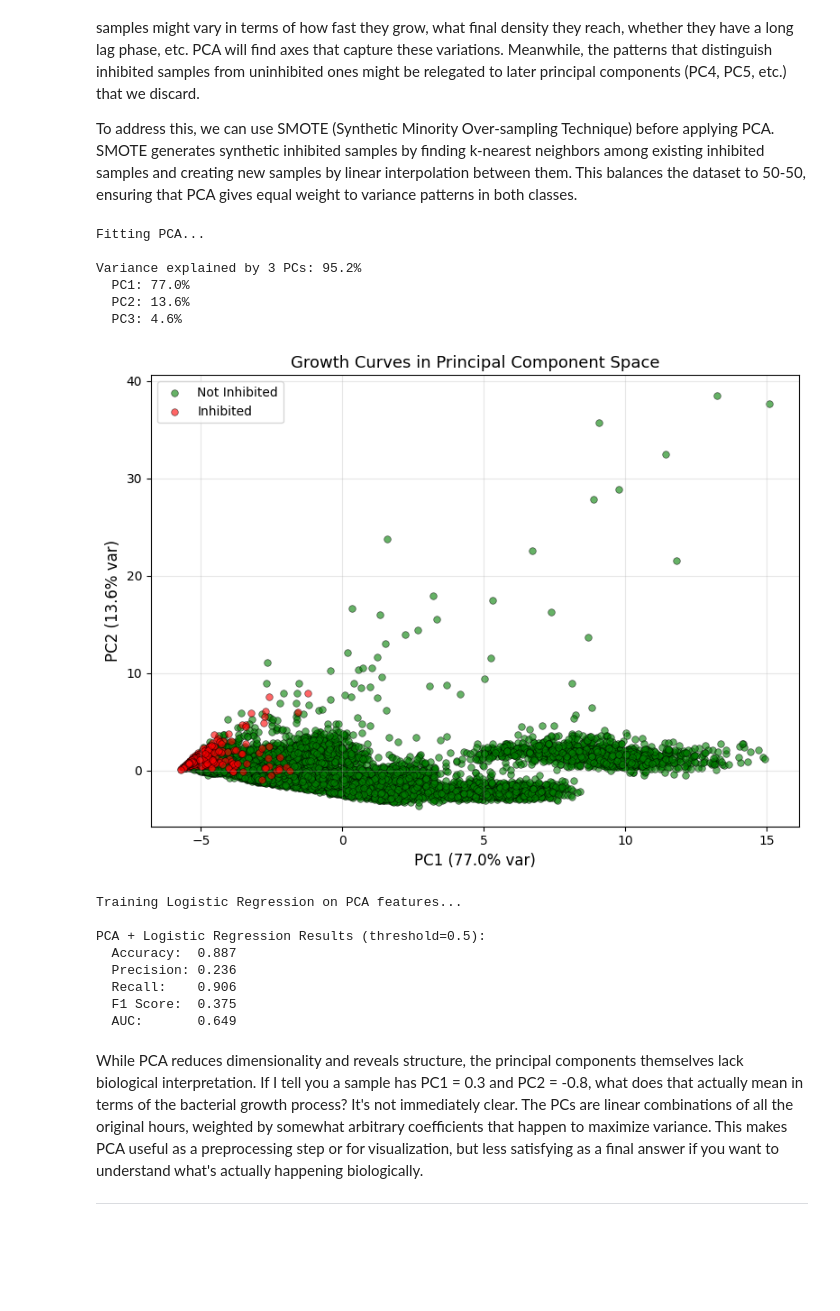
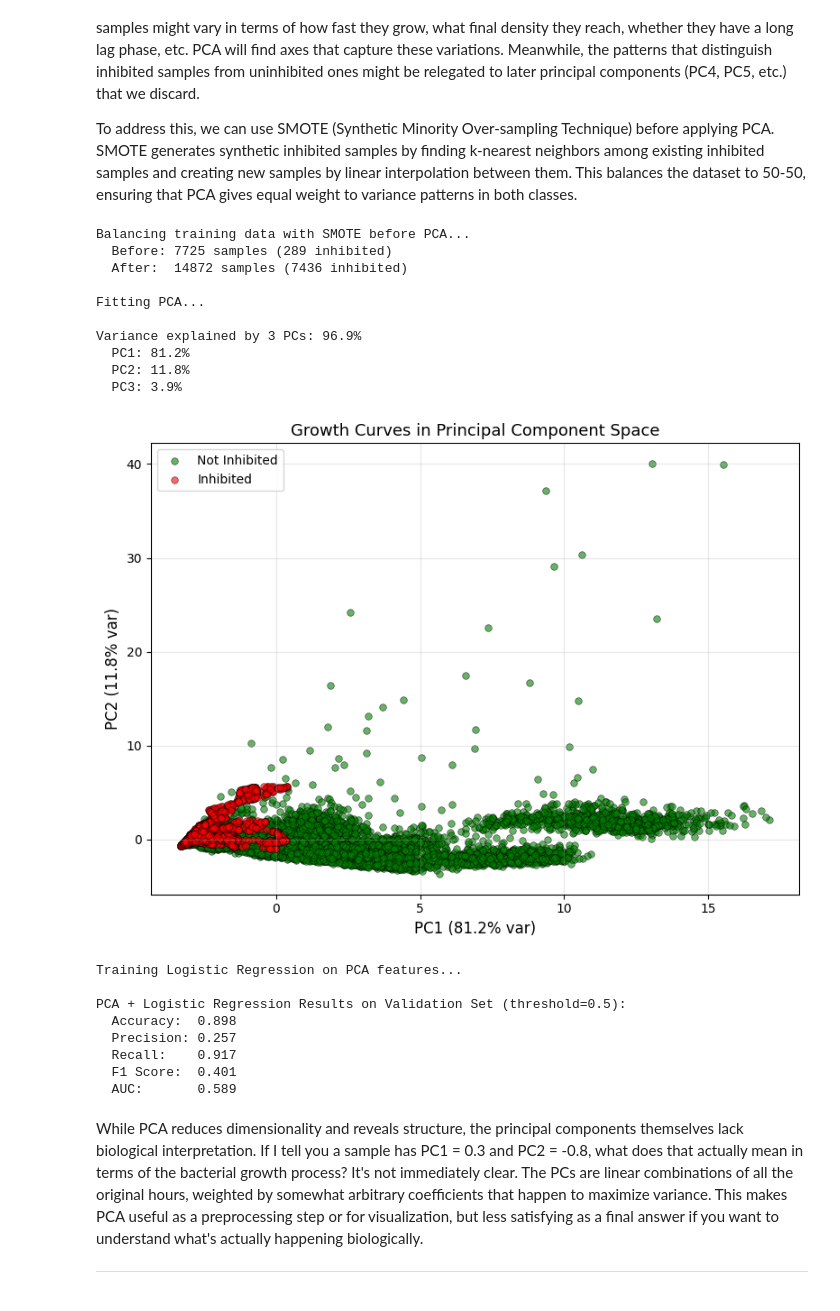
Before and after one commit to BioDisCo/computational_bioengineering, a Jupyter notebook: data_analysis/notes.ipynb, the cells around one changed output. Drawn from its saved outputs; the diff is of its cells as text; code cells hidden in the pictures; blank space fills up the shorter version.

```diff
--- a/data_analysis/notes.ipynb
+++ b/data_analysis/notes.ipynb
@@ -29,6 +29,4 @@ CONTROL_CHEMICAL = 'DMSO'
 INHIBITION_THRESHOLD = 0.5
 RANDOM_SEED = 42
 TEST_SIZE = 0.2
-
-print(f"Configuration: {MAX_HOURS}h prediction window | Control: {CONTROL_CHEMICAL}")
-print(f"Inhibition defined as FC < {INHIBITION_THRESHOLD} | Test set size: {TEST_SIZE*100:.0f}%")
+VAL_SIZE = 0.2
@@ -454,16 +449,24 @@ from sklearn.model_selection import train_test_split
 from sklearn.preprocessing import StandardScaler
 from sklearn.metrics import accuracy_score, precision_score, recall_score, f1_score, roc_auc_score
 
-# Split data with stratification to preserve class balance
-X_train, X_test, y_train, y_test = train_test_split(
+# Split data: 60% train, 20% validation, 20% test
+X_temp, X_test, y_temp, y_test = train_test_split(
     X_raw, y_raw, test_size=TEST_SIZE, random_state=RANDOM_SEED, stratify=y_raw
+)
+
+X_train, X_val, y_train, y_val = train_test_split(
+    X_temp, y_temp, test_size=VAL_SIZE/(1-TEST_SIZE), random_state=RANDOM_SEED, stratify=y_temp
 )
 
 # Standardize features (critical for neural networks)
 scaler = StandardScaler()
 X_train_scaled = scaler.fit_transform(X_train)
+X_val_scaled = scaler.transform(X_val)
 X_test_scaled = scaler.transform(X_test)
 
 print(f"Training: {len(X_train)} samples ({y_train.mean()*100:.1f}% inhibited)")
+print(f"Validation: {len(X_val)} samples ({y_val.mean()*100:.1f}% inhibited)")
 print(f"Test: {len(X_test)} samples ({y_test.mean()*100:.1f}% inhibited)")
+print(f"\nValidation set will be used for threshold optimization")
+print(f"Test set will remain untouched until final evaluation")
 # %% [output]
@@ -472,4 +479,5 @@ Test: 2576 samples (3.7% inhibited)
 # %%
+from sklearn import metrics
 
 def rp_auc(y_true, y_scores, method="trapezoidal"):
     """
@@ -495,11 +503,11 @@ def rp_auc(y_true, y_scores, method="trapezoidal"):
     y_scores = np.asarray(y_scores)
 
     if method == "average_precision":
-        return float(average_precision_score(y_true, y_scores))
+        return float(metrics.average_precision_score(y_true, y_scores))
 
     elif method == "trapezoidal":
         precision, recall, _ = precision_recall_curve(y_true, y_scores)
-        return float(auc(recall, precision))
+        return float(metrics.auc(recall, precision))
 
     else:
         raise ValueError("method must be 'trapezoidal' or 'average_precision'")
@@ -650,11 +658,11 @@ However, there's a subtle issue we need to address. PCA is an unsupervised metho
 
 To address this, we can use SMOTE (Synthetic Minority Over-sampling Technique) before applying PCA. SMOTE generates synthetic inhibited samples by finding k-nearest neighbors among existing inhibited samples and creating new samples by linear interpolation between them. This balances the dataset to 50-50, ensuring that PCA gives equal weight to variance patterns in both classes.
 # %%
-from imblearn.over_sampling import SMOTE
 from sklearn.decomposition import PCA
 from sklearn.linear_model import LogisticRegression
+from imblearn.over_sampling import SMOTE
 
-USE_SMOTE = False  # Set to False to compare
+USE_SMOTE = True  # Set to False to compare
 
 if USE_SMOTE:
     print("Balancing training data with SMOTE before PCA...")
@@ -669,6 +677,7 @@ else:
 print("\nFitting PCA...")
 pca = PCA(n_components=3)
 X_train_pca = pca.fit_transform(X_train_pca)
+X_val_pca = pca.transform(X_val_scaled)
 X_test_pca = pca.transform(X_test_scaled)
 
 var_explained = pca.explained_variance_ratio_
@@ -683,55 +692,59 @@ scatter0 = ax.scatter(X_train_pca[y_train_pca==0, 0], X_train_pca[y_train_pca==0
                      c='green', alpha=0.6, s=30, label='Not Inhibited', edgecolors='k', linewidth=0.5)
 scatter1 = ax.scatter(X_train_pca[y_train_pca==1, 0], X_train_pca[y_train_pca==1, 1],
                      c='red', alpha=0.6, s=30, label='Inhibited', edgecolors='k', linewidth=0.5)
 ax.set_xlabel(f'PC1 ({var_explained[0]*100:.1f}% var)', fontsize=12)
 ax.set_ylabel(f'PC2 ({var_explained[1]*100:.1f}% var)', fontsize=12)
 ax.set_title('Growth Curves in Principal Component Space', fontsize=13)
 ax.legend()
 ax.grid(alpha=0.3)
 plt.tight_layout()
 plt.show()
 
 # Train classifier on PCs
 print("\nTraining Logistic Regression on PCA features...")
 model_pca = LogisticRegression(
     class_weight=None if USE_SMOTE else 'balanced',
     max_iter=1000,
     random_state=RANDOM_SEED
 )
 model_pca.fit(X_train_pca, y_train_pca)
 
-# Evaluate
-y_pred_pca_prob = model_pca.predict_proba(X_test_pca)[:, 1]
-y_pred_pca = (y_pred_pca_prob > 0.5).astype(int)
+# Evaluate on validation set
+y_pred_pca_prob_val = model_pca.predict_proba(X_val_pca)[:, 1]
+y_pred_pca_val = (y_pred_pca_prob_val > 0.5).astype(int)
 
-acc_pca = accuracy_score(y_test, y_pred_pca)
-prec_pca = precision_score(y_test, y_pred_pca, zero_division=0)
-rec_pca = recall_score(y_test, y_pred_pca, zero_division=0)
-f1_pca = f1_score(y_test, y_pred_pca, zero_division=0)
-auc_pca = rp_auc(y_test, y_pred_pca_prob)
+acc_pca = accuracy_score(y_val, y_pred_pca_val)
+prec_pca = precision_score(y_val, y_pred_pca_val, zero_division=0)
+rec_pca = recall_score(y_val, y_pred_pca_val, zero_division=0)
+f1_pca = f1_score(y_val, y_pred_pca_val, zero_division=0)
+auc_pca = rp_auc(y_val, y_pred_pca_prob_val)
 
-print(f"\nPCA + Logistic Regression Results (threshold=0.5):")
+print(f"\nPCA + Logistic Regression Results on Validation Set (threshold=0.5):")
 print(f"  Accuracy:  {acc_pca:.3f}")
 print(f"  Precision: {prec_pca:.3f}")
 print(f"  Recall:    {rec_pca:.3f}")
 print(f"  F1 Score:  {f1_pca:.3f}")
 print(f"  AUC:       {auc_pca:.3f}")
 # %% [output]
+Balancing training data with SMOTE before PCA...
+  Before: 7725 samples (289 inhibited)
+  After:  14872 samples (7436 inhibited)
+
 Fitting PCA...
 
-Variance explained by 3 PCs: 95.2%
-  PC1: 77.0%
-  PC2: 13.6%
-  PC3: 4.6%
+Variance explained by 3 PCs: 96.9%
+  PC1: 81.2%
+  PC2: 11.8%
+  PC3: 3.9%
-[figure, old version]
+[figure, new version]
 Training Logistic Regression on PCA features...
 
-PCA + Logistic Regression Results (threshold=0.5):
-  Accuracy:  0.887
-  Precision: 0.236
-  Recall:    0.906
-  F1 Score:  0.375
-  AUC:       0.649
+PCA + Logistic Regression Results on Validation Set (threshold=0.5):
+  Accuracy:  0.898
+  Precision: 0.257
+  Recall:    0.917
+  F1 Score:  0.401
+  AUC:       0.589
 # %% [markdown]
 While PCA reduces dimensionality and reveals structure, the principal components themselves lack biological interpretation. If I tell you a sample has PC1 = 0.3 and PC2 = -0.8, what does that actually mean in terms of the bacterial growth process? It's not immediately clear. The PCs are linear combinations of all the original hours, weighted by somewhat arbitrary coefficients that happen to maximize variance. This makes PCA useful as a preprocessing step or for visualization, but less satisfying as a final answer if you want to understand what's actually happening biologically.
 
```
Also changed, not shown: parts of 10 cells of this notebook, 2 other files.
